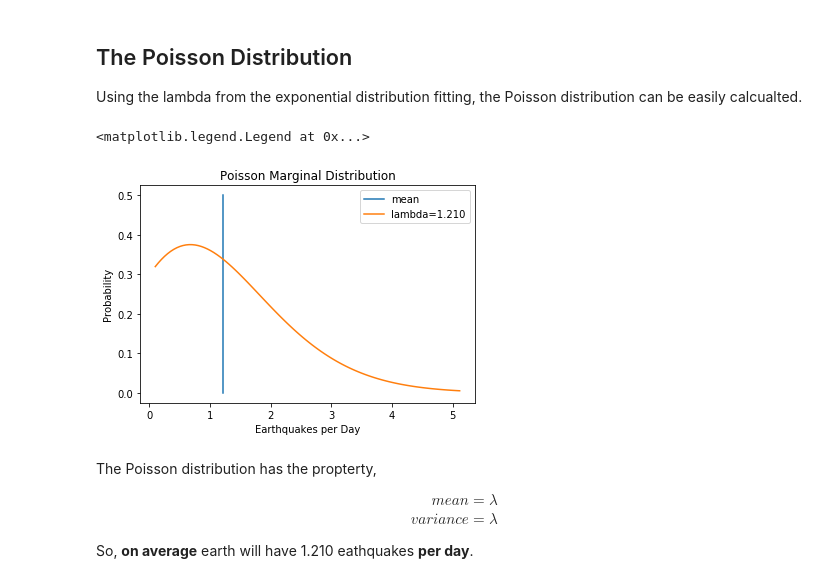
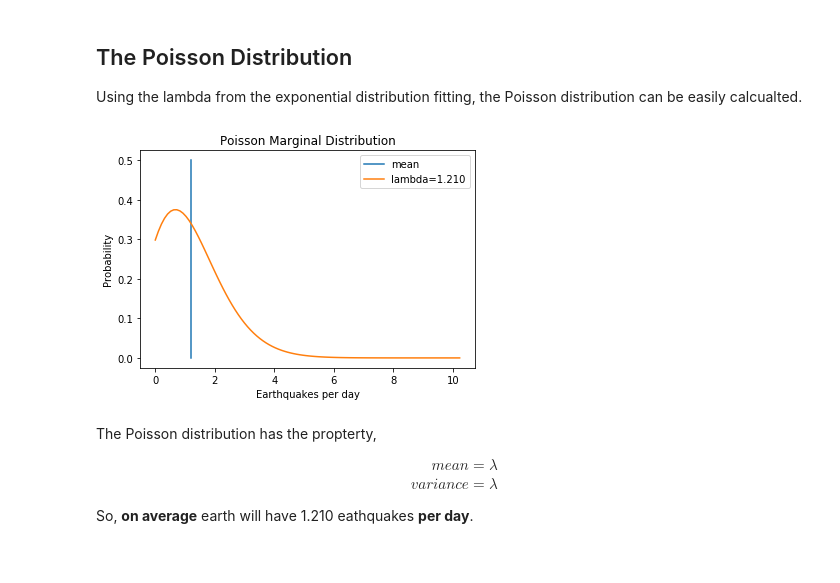
Before and after one commit to royceschultz/Data-Analysis, a Jupyter notebook: Earthquake.ipynb, the cells around one changed output. Saved outputs shown, nothing was run; the diff lists cells and outputs as text; code cells hidden in the pictures.

```diff
--- a/Earthquake.ipynb
+++ b/Earthquake.ipynb
@@ -33,16 +33,13 @@ The exponential distribution models the time **between** events, but it can be t
 def pois_marginal_density(k,lamb):
     a = lamb**k
     b = np.exp(-lamb)
-    c = np.zeros(len(k))
     c = gamma(k+1)
     return (a * b) / c
 
-def pois_cumulative_density(k,lamb,density): # Calculated numerically
+def pois_cumulative_density(k,lamb):
     s = 0
-    x = np.linspace(0,k,density)
-    dx = x[1]-x[0]
-    for i in x:
-        s+=pois_marginal_density(np.array([i]),lamb)*dx
+    for x in range(k):
+        s += np.exp(-lamb)*(lamb**x)/gamma(k+1)
     return s
 # %% [markdown]
 ## About the data
@@ -187,0 +185,4 @@ plt.show()
+# %%
+lamb = exp_plot(100,df)
+global_lamb = np.mean(lamb)
+print('lambda (avg): ' + str(global_lamb))
@@ -213,16 +218,22 @@ P(Days >= 7) = 0.021 percent
 
 Using the lambda from the exponential distribution fitting, the Poisson distribution can be easily calcualted.
 # %%
-plt.plot([global_lamb,global_lamb],[0,.5], label='mean') # Mark mean
-plt.plot(x,pois_marginal_density(x,global_lamb),label = 'lambda=%3.3f'%(global_lamb))
+def pois_plot(density, df, lamb, unit, max_x=None):
+    if not max_x:
+        max_x = df['Last_Quake_'+unit].max()
+    x = np.linspace(0,max_x,density)
 
-plt.title('Poisson Marginal Distribution')
-plt.xlabel('Earthquakes per Day')
-plt.ylabel('Probability')
-plt.legend()
+    plt.plot([lamb,lamb],[0,.5], label='mean') # Mark mean
+    plt.plot(x,pois_marginal_density(x,lamb),label = 'lambda=%3.3f'%(lamb))
+
+    plt.title('Poisson Marginal Distribution')
+    plt.xlabel('Earthquakes per '+unit[:-1])
+    plt.ylabel('Probability')
+    plt.legend()
-# %% [output]
-<matplotlib.legend.Legend at 0x...>
-[figure, removed]
+# %%
+pois_plot(100,df,global_lamb,'days')
+# %% [output]
+[figure, added]
 # %% [markdown]
 The Poisson distribution has the propterty,
 
```
Also changed, not shown: parts of 16 cells of this notebook, 1 other file.
